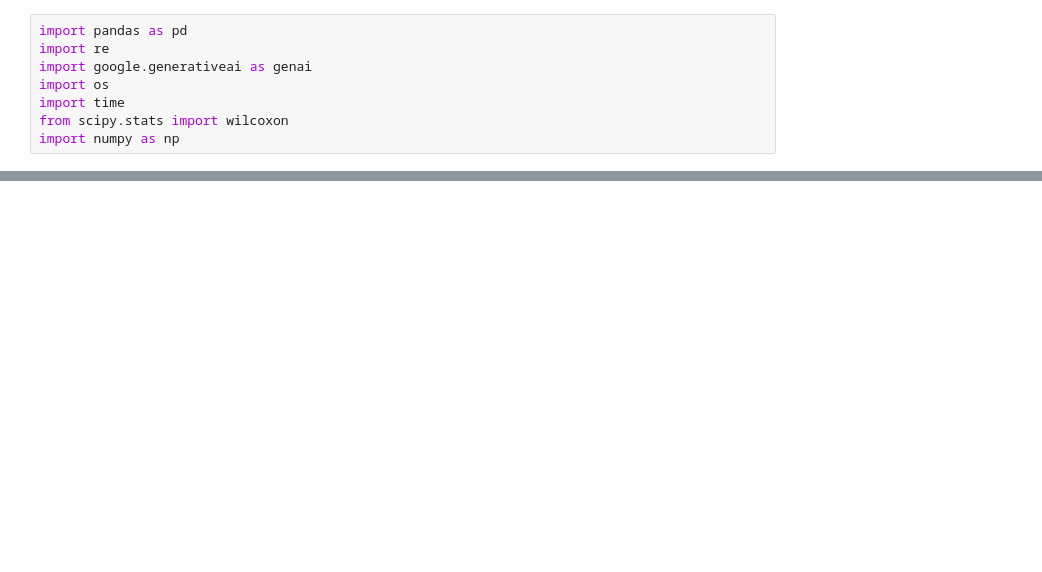
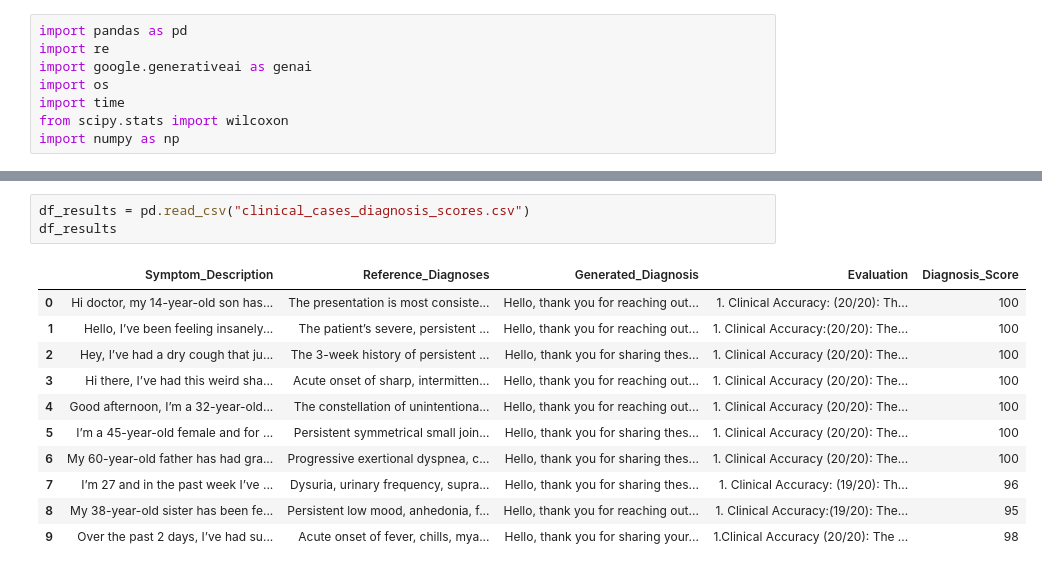
Before and after one commit to erankirsh100/gnn-rag-medicalQA, a Jupyter notebook: Generation_&_Evaluation.ipynb, the cells around one changed output, grey strips where cells are left out. Saved outputs shown, nothing was run; the diff lists cells and outputs as text; blank space fills up the shorter version.

```diff
--- a/Generation_&_Evaluation.ipynb
+++ b/Generation_&_Evaluation.ipynb
@@ -336,3 +757,18 @@ result_df, scores = run_diagnosis_evaluation(
+# %%
+df_results = pd.read_csv("clinical_cases_diagnosis_scores.csv")
+df_results
+# %% [output]
+|  | Symptom_Description | Reference_Diagnoses | Generated_Diagnosis | Evaluation | Diagnosis_Score |
+| 0 | Hi doctor, my 14-year-old son has... | The presentation is most consiste... | Hello, thank you for reaching out... | 1. Clinical Accuracy: (20/20): Th... | 100 |
+| 1 | Hello, I’ve been feeling insanely... | The patient’s severe, persistent ... | Hello, thank you for reaching out... | 1. Clinical Accuracy:(20/20): The... | 100 |
+| 2 | Hey, I’ve had a dry cough that ju... | The 3-week history of persistent ... | Hello, thank you for sharing thes... | 1. Clinical Accuracy (20/20): The... | 100 |
+| 3 | Hi there, I’ve had this weird sha... | Acute onset of sharp, intermitten... | Hello, thank you for reaching out... | 1. Clinical Accuracy (20/20): The... | 100 |
+| 4 | Good afternoon, I’m a 32-year-old... | The constellation of unintentiona... | Hello, thank you for reaching out... | 1. Clinical Accuracy (20/20): The... | 100 |
+| 5 | I’m a 45-year-old female and for ... | Persistent symmetrical small join... | Hello, thank you for sharing thes... | 1. Clinical Accuracy (20/20): The... | 100 |
+| 6 | My 60-year-old father has had gra... | Progressive exertional dyspnea, c... | Hello, thank you for sharing thes... | 1. Clinical Accuracy (20/20): The... | 100 |
+| 7 | I’m 27 and in the past week I’ve ... | Dysuria, urinary frequency, supra... | Hello, thank you for sharing thes... | 1. Clinical Accuracy: (19/20): Th... | 96 |
+| 8 | My 38-year-old sister has been fe... | Persistent low mood, anhedonia, f... | Hello, thank you for reaching out... | 1. Clinical Accuracy:(19/20): The... | 95 |
+| 9 | Over the past 2 days, I’ve had su... | Acute onset of fever, chills, mya... | Hello, thank you for sharing your... | 1.Clinical Accuracy (20/20): The ... | 98 |
 # %%
 import matplotlib.pyplot as plt
 
```
Also changed, not shown: parts of 27 cells of this notebook, 13 other files.
